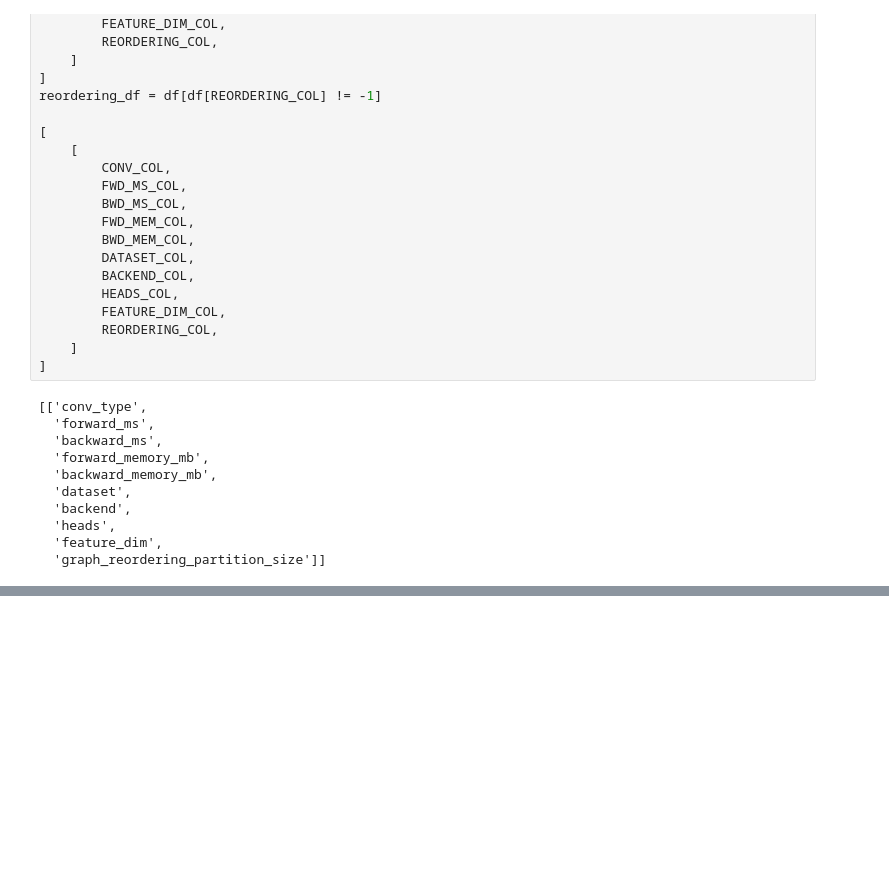
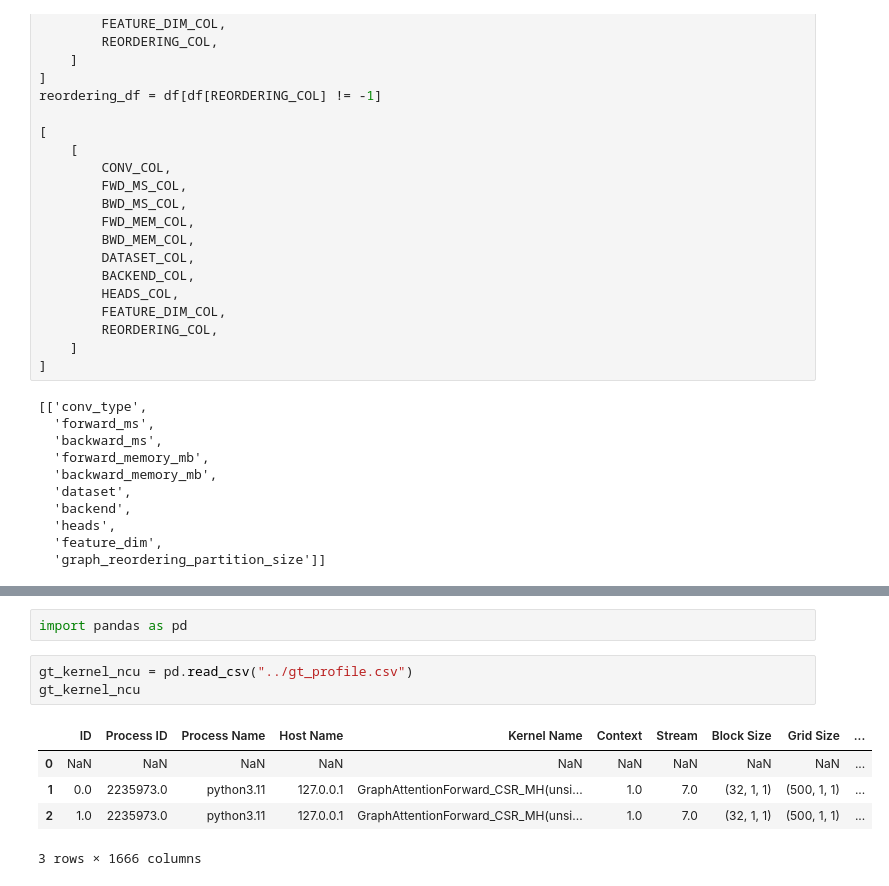
Before and after one commit to Abusagit/Turbo-GNN, a Jupyter notebook: notebooks/analysis.ipynb, the cells around one changed output, grey strips where cells are left out. Drawn from its saved outputs; the diff is of its cells as text; blank space fills up the shorter version.

```diff
--- a/notebooks/analysis.ipynb
+++ b/notebooks/analysis.ipynb
@@ -411,0 +522,11 @@ print(build_speedup_table_with_dataset_index(reordering_df, "dgl").to_markdown(f
+# %%
+import pandas as pd
+# %%
+gt_kernel_ncu = pd.read_csv("../gt_profile.csv")
+gt_kernel_ncu
+# %% [output]
+|  | ID | Process ID | Process Name | Host Name | Kernel Name | Context | Stream | Block Size | Grid Size | ... |
+| 0 | NaN | NaN | NaN | NaN | NaN | NaN | NaN | NaN | NaN | ... |
+| 1 | 0.0 | 2235973.0 | python3.11 | 127.0.0.1 | GraphAttentionForward_CSR_MH(unsi... | 1.0 | 7.0 | (32, 1, 1) | (500, 1, 1) | ... |
+| 2 | 1.0 | 2235973.0 | python3.11 | 127.0.0.1 | GraphAttentionForward_CSR_MH(unsi... | 1.0 | 7.0 | (32, 1, 1) | (500, 1, 1) | ... |
+3 rows × 1666 columns
```
Also changed, not shown: parts of 25 cells of this notebook, 8 other files.
